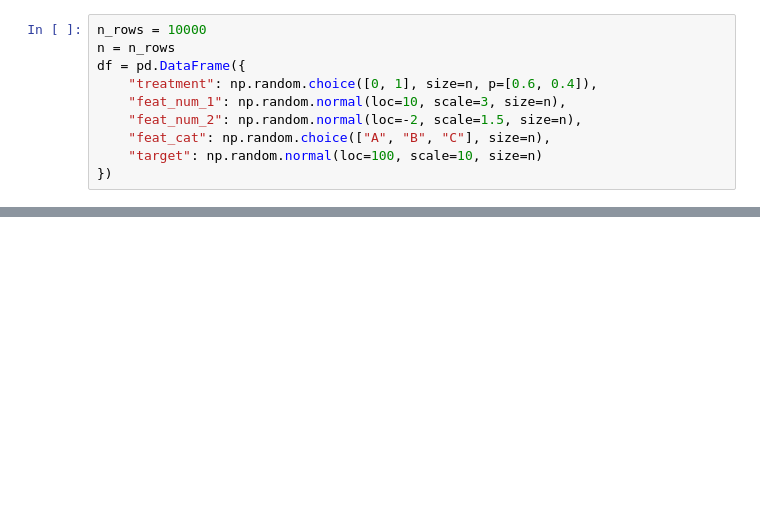
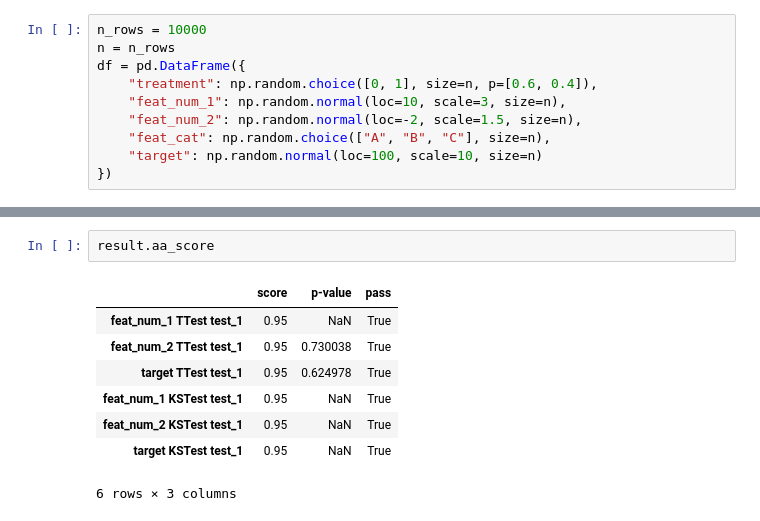
Before and after one commit to sb-ai-lab/HypEx, a Jupyter notebook: perfomance_test_dry_aa.ipynb, the cells around one changed output, grey strips where cells are left out. Cells and saved outputs as stored; diff of their text form; blank space fills up the shorter version.

```diff
--- a/perfomance_test_dry_aa.ipynb
+++ b/perfomance_test_dry_aa.ipynb
@@ -116,0 +211,11 @@ exp_data.analysis_tables['AADryTestAnalyzer┴┴AATest'].loc['feat_num_2', 'sta
+# %%
+result.aa_score
+# %% [output]
+|  | score | p-value | pass |
+| feat_num_1 TTest test_1 | 0.95 | NaN | True |
+| feat_num_2 TTest test_1 | 0.95 | 0.730038 | True |
+| target TTest test_1 | 0.95 | 0.624978 | True |
+| feat_num_1 KSTest test_1 | 0.95 | NaN | True |
+| feat_num_2 KSTest test_1 | 0.95 | NaN | True |
+| target KSTest test_1 | 0.95 | NaN | True |
+6 rows × 3 columns
```
Also changed, not shown: parts of 17 cells of this notebook.
